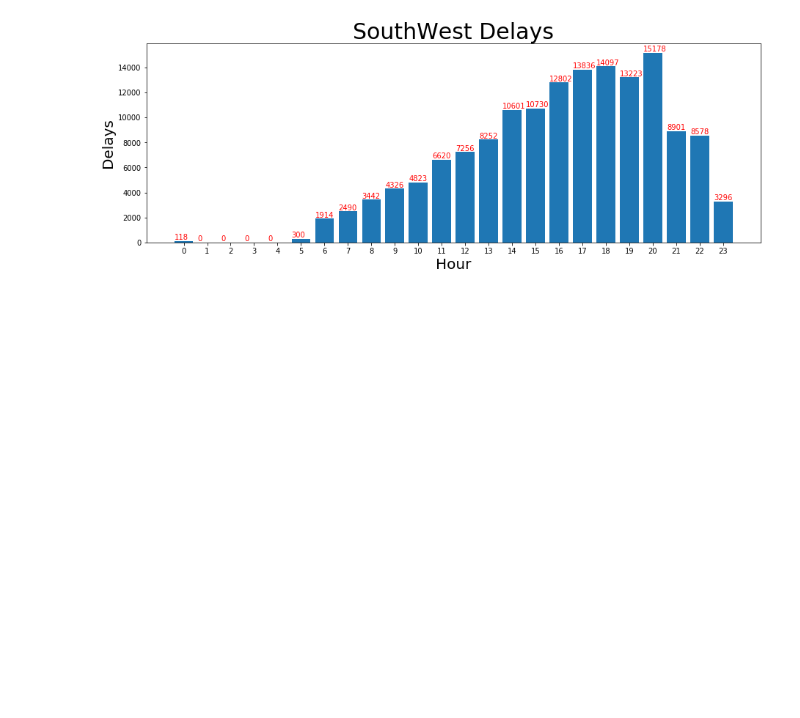
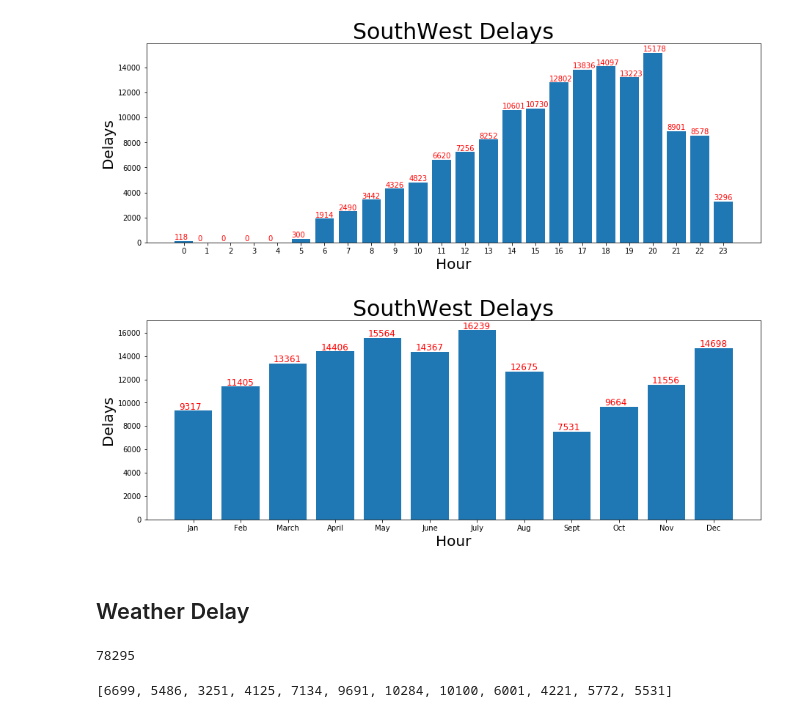
Before and after one commit to Arimorris/delays, a Jupyter notebook: Delay_causes.ipynb, the cells around one changed output. Cells and saved outputs as stored; diff of their text form; code cells hidden in the pictures; blank space fills up the shorter version.

Commit message:
weather delay by month

```diff
--- a/Delay_causes.ipynb
+++ b/Delay_causes.ipynb
@@ -424,13 +385,18 @@ plt.show()
 sw_month = Southwest.groupby(['MONTH']).size()
 # %%
 sw_mth = [x for x in sw_month]
+# %%
+month = ['Jan', 'Feb', 'March', 'April', 'May', 'June', 'July', 'Aug', 'Sept', 'Oct', 'Nov', 'Dec']
 # %%
 plt.figure(figsize=(15,5))
-plt.bar(hour, sw_hour)
+plt.bar(month, sw_mth)
 plt.title("SouthWest Delays", fontsize =30)
 plt.xlabel("Hour", fontsize =20)
-plt.xticks(range(24))
 plt.ylabel("Delays", fontsize =20)
-for a,b in zip(range(24), sw_hour):
-    plt.text(a - .4, b + 100, str(b), fontsize =10, color ='r')
+for a,b in zip(range(12), sw_mth):
+    plt.text(a - .3, b + 100, str(b), fontsize =12, color ='r')
 plt.show()
+# %% [output]
+[figure, added]
+# %% [markdown]
+## Weather Delay
@@ -436,0 +406,4 @@ plt.show()
+# %%
+len(weather)
+# %% [output]
+78295
@@ -436,0 +414,4 @@ plt.show()
+# %%
+wthr_mth
+# %% [output]
+[6699, 5486, 3251, 4125, 7134, 9691, 10284, 10100, 6001, 4221, 5772, 5531]
```
Also changed, not shown: parts of 8 cells of this notebook, 2 other files.
